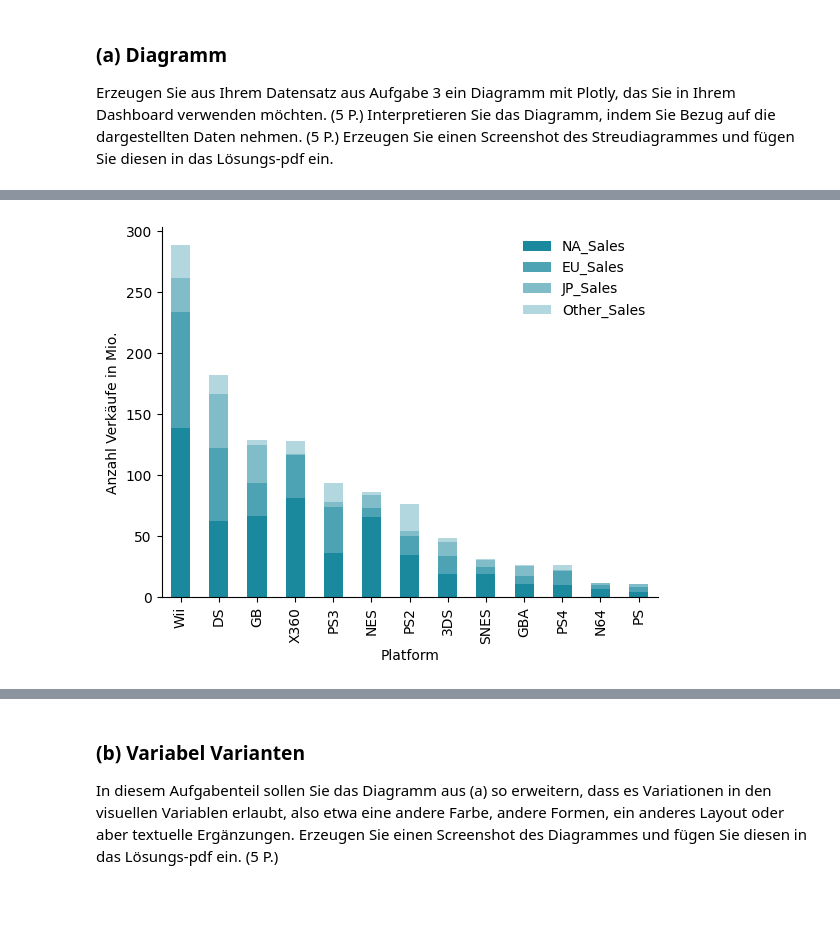
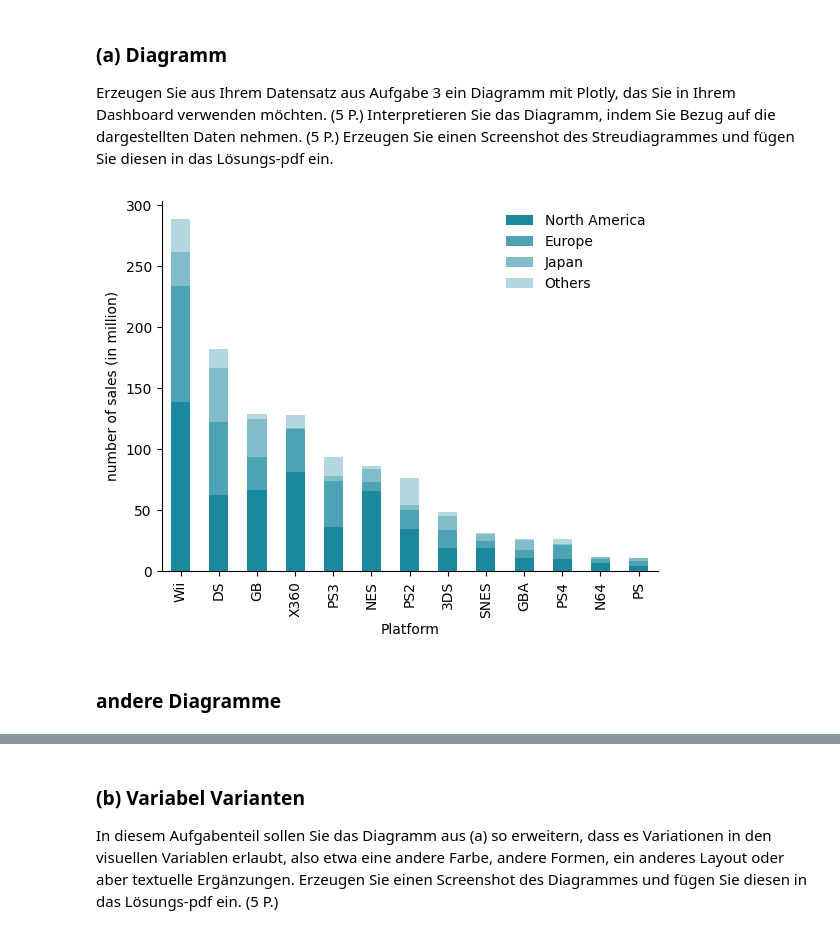
Before and after one commit to lydia-sa/dashboarddesign, a Jupyter notebook: _02_Aufgabenblatt.ipynb, the cells around one changed output, grey strips where cells are left out. Cells and saved outputs as stored; diff of their text form; code cells hidden in the pictures; blank space fills up the shorter version.

Commit message:
data transformation filter function Aufgabe 4b

```diff
--- a/_02_Aufgabenblatt.ipynb
+++ b/_02_Aufgabenblatt.ipynb
@@ -56,3 +51,13 @@ memory usage: 1.6+ MB
+# %%
+#transform column title to short name
+df.columns = df.columns.str.replace('Global_Sales', 'Global')
+df.columns = df.columns.str.replace('NA_Sales', 'North America')
+df.columns = df.columns.str.replace('EU_Sales', 'Europe')
+df.columns = df.columns.str.replace('JP_Sales', 'Japan')
+df.columns = df.columns.str.replace('Other_Sales', 'Others')
+
+# all values in column "Platform" to strings (for sorting filter and so on):
+df['Platform'] = df['Platform'].map(str)
 # %% [markdown]
 ### (b) Filterfunktion
 
@@ -148,4 +98,38 @@ filter_platform('Wii')
 # %% [markdown]
 ### (a) Diagramm
 Erzeugen Sie aus Ihrem Datensatz aus Aufgabe 3 ein Diagramm mit Plotly, das Sie in Ihrem Dashboard verwenden möchten. (5 P.) Interpretieren Sie das Diagramm, indem Sie Bezug auf die dargestellten Daten nehmen. (5 P.) Erzeugen Sie einen Screenshot des Streudiagrammes und fügen Sie diesen in das Lösungs-pdf ein.
+# %%
+#stacked bar chart
+
+def stacked_bar_chart(main_filter, sales_filter):
+    # extract and copy date from df
+    df_bar = df[[main_filter,'North America', 'Europe', 'Japan', 'Others', 'Global']]
+    df_bar = df_bar[df_bar['Global'] > sales_filter]
+
+    # group by filter and sort by global sales
+    df_bar_grouped = df_bar.groupby([main_filter]).sum()
+    df_bar_grouped = df_bar_grouped.sort_values(by=['Global'], ascending=False)
+    # Global Sales not shown
+    df_bar_grouped = df_bar_grouped [['North America', 'Europe', 'Japan', 'Others']]
+    # stacked bar chart
+    df_bar_grouped.plot(kind="bar", stacked = True, layout = 'constrained',
+                        color= ['#1a889d', '#4da3b3', '#80bdc9', '#b3d7de']
+                        )
+    plt.xlabel(main_filter)
+    plt.ylabel('number of sales (in million)')
+
+    #remove frame from legend
+    plt.legend(frameon=False)
+
+    #remove frame
+    mpl.rcParams['axes.spines.right'] = False
+    mpl.rcParams['axes.spines.top'] = False
+    #mpl.rcParams['axes.spines.bottom'] = True
+    #mpl.rcParams['axes.spines.left'] = True
+
+stacked_bar_chart('Platform', 10)
+# %% [output]
+[figure, added]
+# %% [markdown]
+### andere Diagramme
 # %%
@@ -189,35 +174,3 @@ tabelle_ranking()
 # %% [output]
 [interactive output not drawn]
-# %%
-def stacked_bar_chart(main_filter, sales_filter):
-    # extrahieren der Daten
-
-    df_bar = df[[main_filter,"NA_Sales", "EU_Sales", 'JP_Sales', 'Other_Sales', 'Global_Sales']]
-    df_bar = df_bar[df_bar['Global_Sales'] > sales_filter]
-
-    # gruppieren
-    df_bar_grouped = df_bar.groupby([main_filter]).sum()
-    df_bar_grouped = df_bar_grouped.sort_values(by=['Global_Sales'], ascending=False)
-    # Globas Sales nicht anzeigen lassen
-    df_bar_grouped = df_bar_grouped [["NA_Sales", "EU_Sales", 'JP_Sales', 'Other_Sales']]
-    # stacked Barchart
-    df_bar_grouped.plot(kind="bar", stacked = True, layout = "constrained",
-                        color= ['#1a889d', '#4da3b3', '#80bdc9', '#b3d7de']
-                        )
-    plt.xlabel(main_filter)
-    plt.ylabel("Anzahl Verkäufe in Mio.")
-
-    #Rahmen von Legende entfernen
-    plt.legend(frameon=False)
-
-    #Rahmen um Grafik entfernen
-
-    mpl.rcParams['axes.spines.right'] = False
-    mpl.rcParams['axes.spines.top'] = False
-    #mpl.rcParams['axes.spines.bottom'] = True
-    #mpl.rcParams['axes.spines.left'] = True
-
-stacked_bar_chart('Platform', 10)
-# %% [output]
-[figure, removed]
 # %%
```
Also changed, not shown: parts of 14 cells of this notebook.
